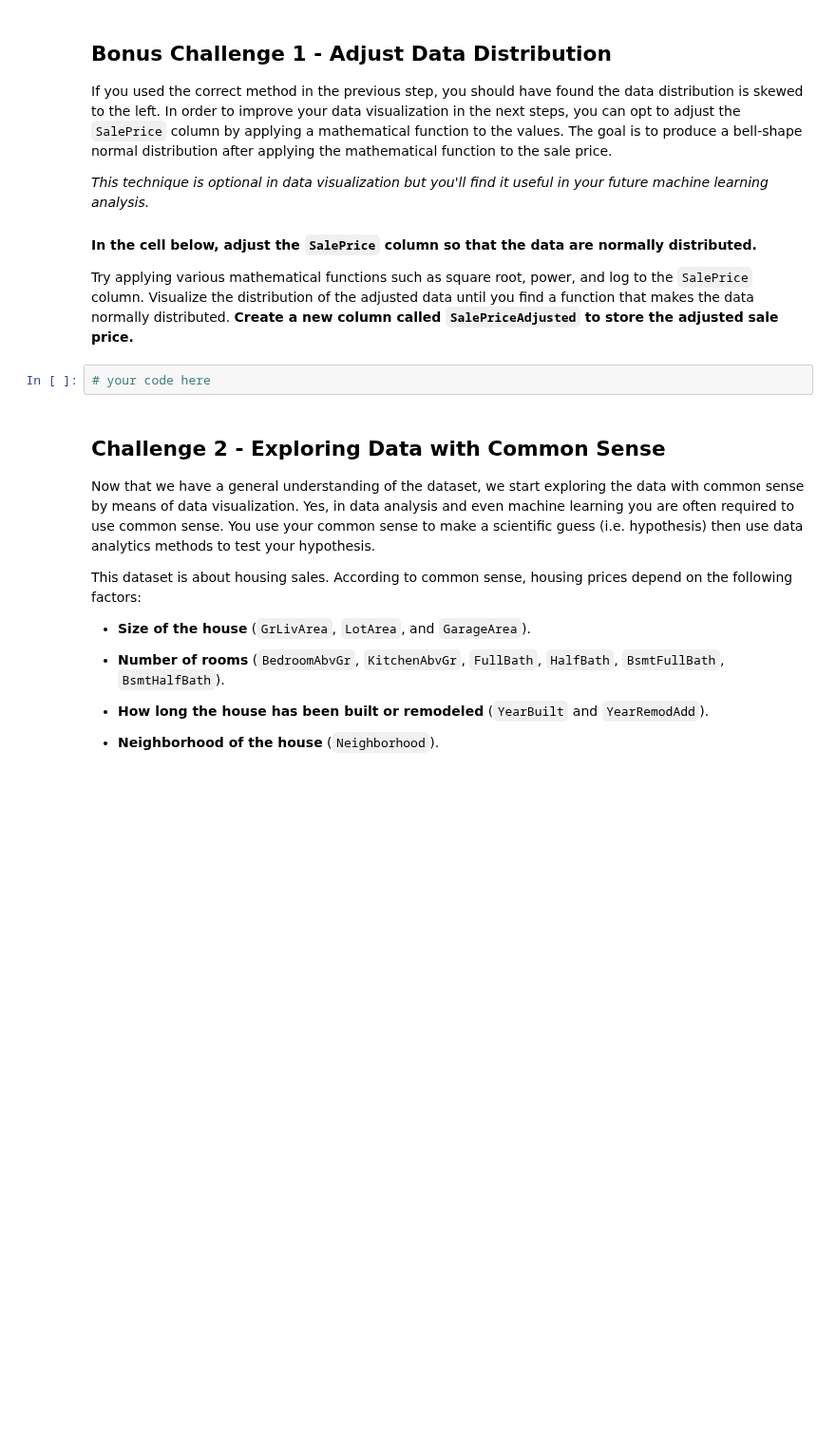
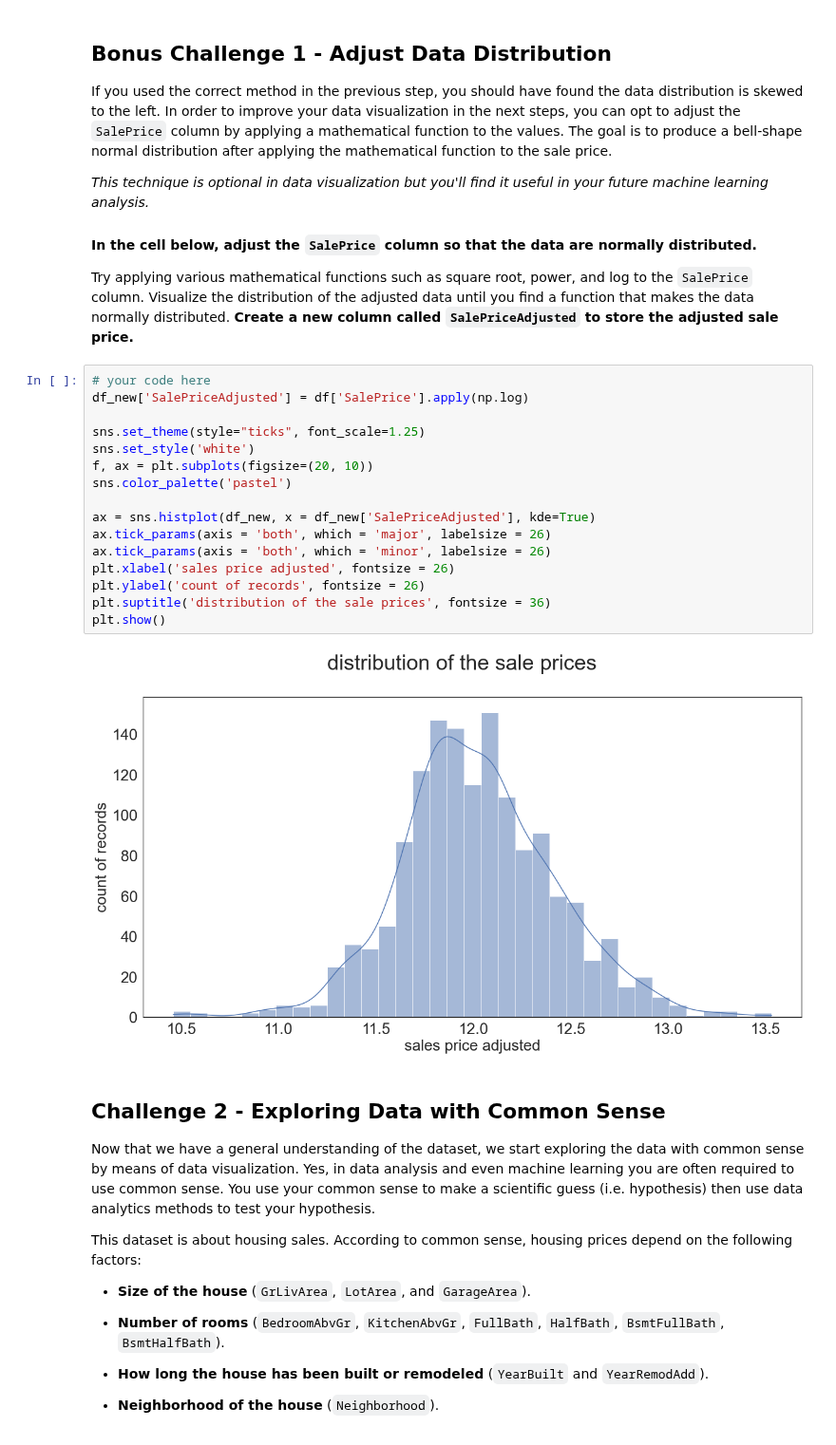
Before and after one commit to paoloironhack/data_analytics062020, a Jupyter notebook: labs/module_2/27-Storytelling-Data-Viz/your-code/main.ipynb, the cells around one changed output. Shown at 95% size. Cells and saved outputs as stored; diff of their text form; blank space fills up the shorter version.

```diff
--- a/labs/module_2/27-Storytelling-Data-Viz/your-code/main.ipynb
+++ b/labs/module_2/27-Storytelling-Data-Viz/your-code/main.ipynb
@@ -64,8 +125,24 @@ If you used the correct method in the previous step, you should have found the d
 #### In the cell below, adjust the `SalePrice` column so that the data are normally distributed.
 
 Try applying various mathematical functions such as square root, power, and log to the `SalePrice` column. Visualize the distribution of the adjusted data until you find a function that makes the data normally distributed. **Create a new column called `SalePriceAdjusted` to store the adjusted sale price.**
-# %%
-# your code here
+# %%
+# your code here
+df_new['SalePriceAdjusted'] = df['SalePrice'].apply(np.log)
+
+sns.set_theme(style="ticks", font_scale=1.25)
+sns.set_style('white')
+f, ax = plt.subplots(figsize=(20, 10))
+sns.color_palette('pastel')
+
+ax = sns.histplot(df_new, x = df_new['SalePriceAdjusted'], kde=True)
+ax.tick_params(axis = 'both', which = 'major', labelsize = 26)
+ax.tick_params(axis = 'both', which = 'minor', labelsize = 26)
+plt.xlabel('sales price adjusted', fontsize = 26)
+plt.ylabel('count of records', fontsize = 26)
+plt.suptitle('distribution of the sale prices', fontsize = 36)
+plt.show()
+# %% [output]
+[figure, added]
 # %% [markdown]
 ## Challenge 2 - Exploring Data with Common Sense
 
```
Also changed, not shown: parts of 25 cells of this notebook, 3 other files.
